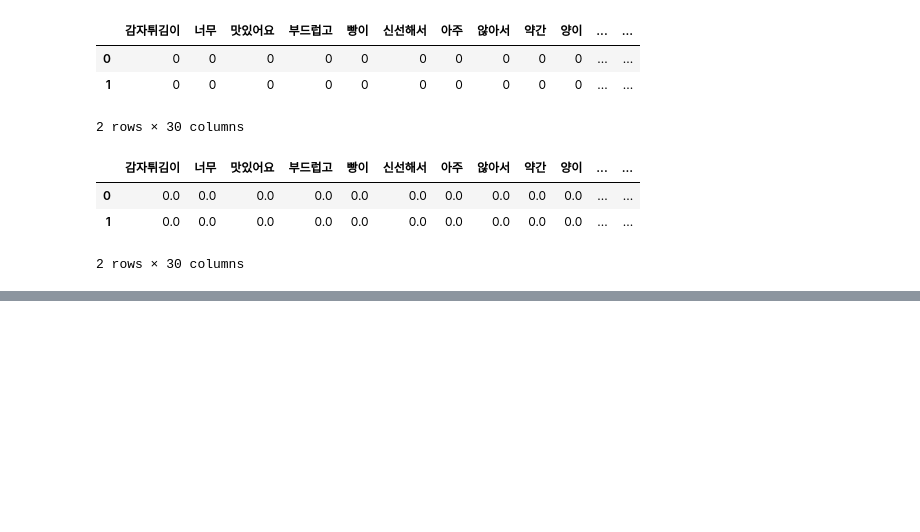
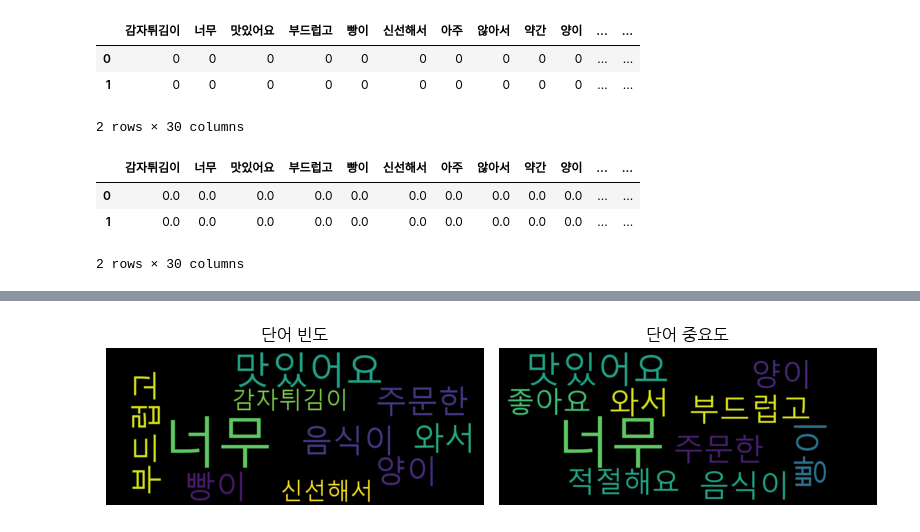
Before and after one commit to sang105kr/kdt_pythonstudy, a Jupyter notebook: nlp/clustering.ipynb, the cells around one changed output, grey strips where cells are left out. Saved outputs shown, nothing was run; the diff lists cells and outputs as text; code cells hidden in the pictures; blank space fills up the shorter version.

```diff
--- a/nlp/clustering.ipynb
+++ b/nlp/clustering.ipynb
@@ -117,0 +127,22 @@ plt.show()
+# %%
+wc_frequencies = display_word_cloud(' '.join(df_x_vect_dtm.columns),dict(word_frequencies))
+wc_importances = display_word_cloud(' '.join(df_x_tfidvect_dtm.columns),dict(word_importances))
+# %%
+# 워드 클라우드로 시각화
+fig, axs = plt.subplots(1,2,figsize=(8,3))
+
+# 단어 빈도
+axs[0].imshow(wc_frequencies, interpolation='bilinear')
+axs[0].set_title('단어 빈도')
+axs[0].axis('off') #축 표시 제거
+
+# 단어 중요도
+axs[1].imshow(wc_importances, interpolation='bilinear')
+axs[1].set_title('단어 중요도')
+axs[1].axis('off') #축 표시 제거
+
+# 전체 레이우웃 조정 및 표시
+plt.tight_layout()
+plt.show()
+# %% [output]
+[figure, added]
```
Also changed, not shown: parts of 5 cells of this notebook.
